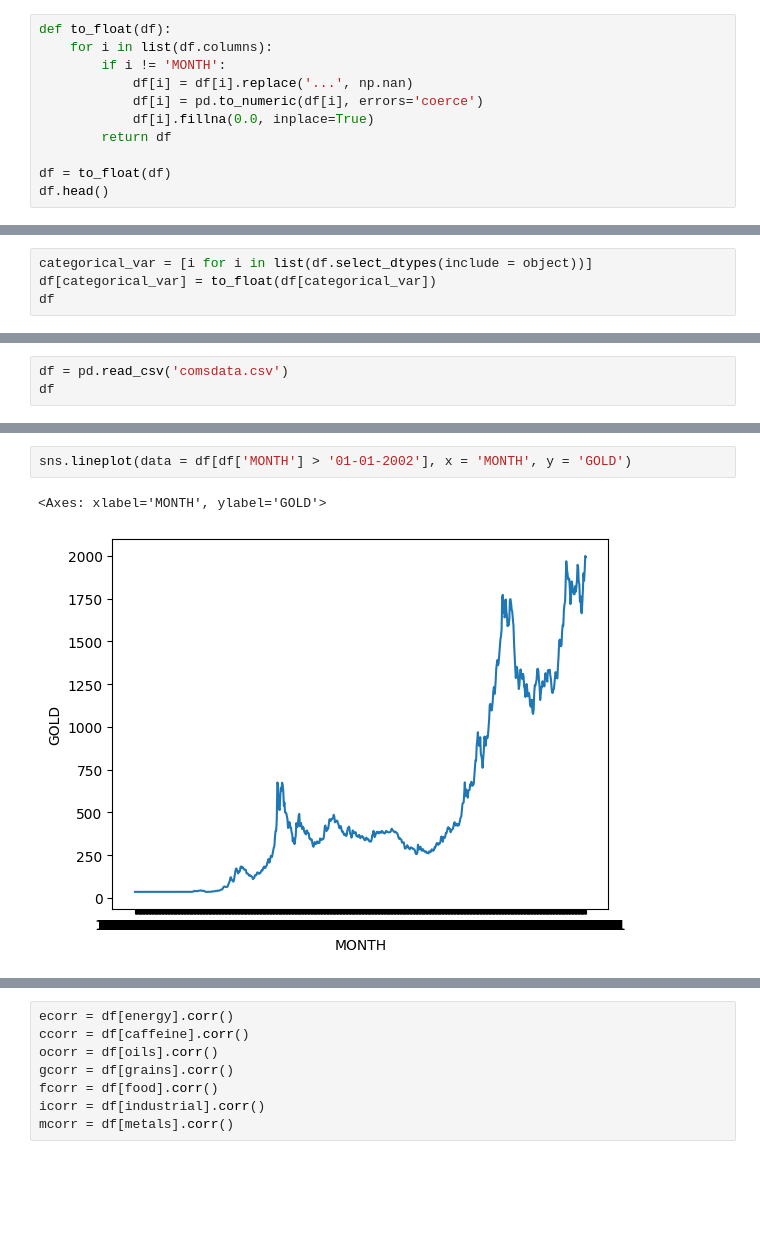
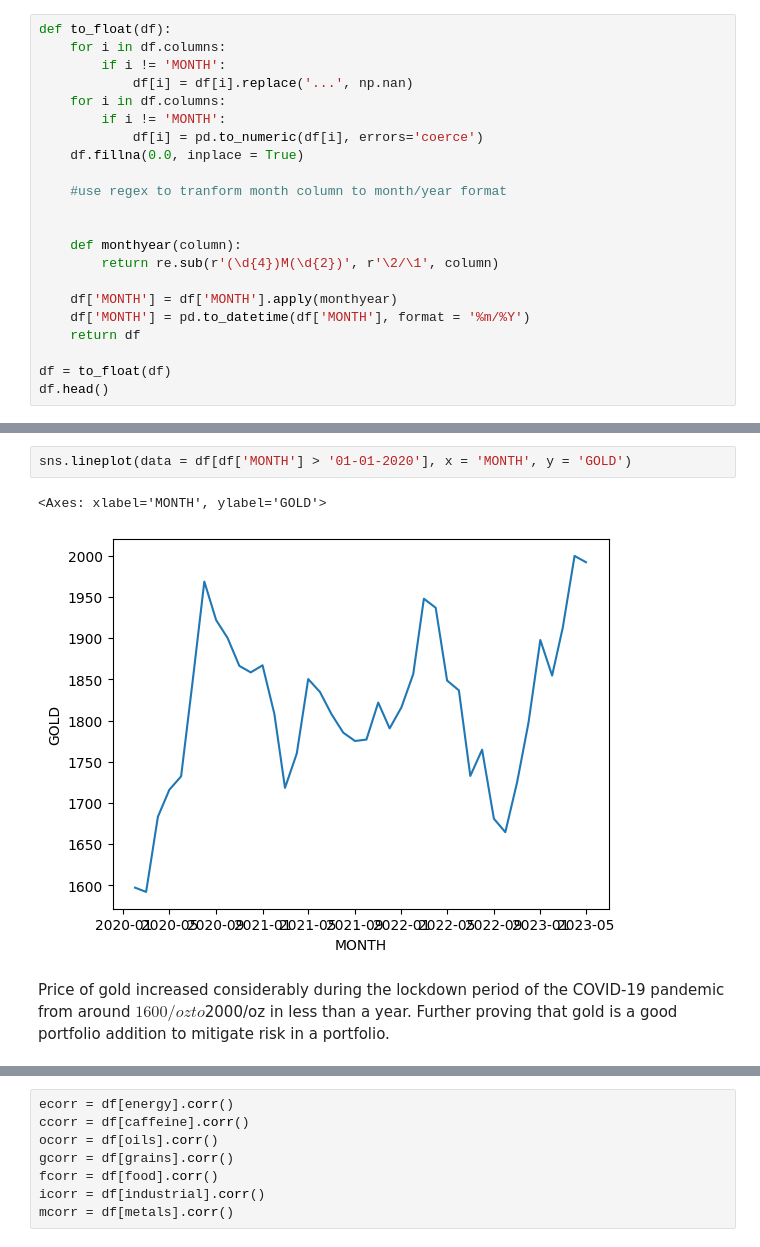
Before and after one commit to benbesthof/GoldenModel, a Jupyter notebook: COMSEDA.ipynb, the cells around one changed output, grey strips where cells are left out. Cells and saved outputs as stored; diff of their text form; blank space fills up the shorter version.

```diff
--- a/COMSEDA.ipynb
+++ b/COMSEDA.ipynb
@@ -26,11 +75,22 @@ df.info()
 # %%
 def to_float(df):
-    for i in list(df.columns):
+    for i in df.columns:
         if i != 'MONTH':
             df[i] = df[i].replace('...', np.nan)
+    for i in df.columns:
+        if i != 'MONTH':
             df[i] = pd.to_numeric(df[i], errors='coerce')
-            df[i].fillna(0.0, inplace=True)
-        return df
+    df.fillna(0.0, inplace = True)
+
+    #use regex to tranform month column to month/year format
+
+
+    def monthyear(column):
+        return re.sub(r'(\d{4})M(\d{2})', r'\2/\1', column)
+
+    df['MONTH'] = df['MONTH'].apply(monthyear)
+    df['MONTH'] = pd.to_datetime(df['MONTH'], format = '%m/%Y')
+    return df
 
 df = to_float(df)
 df.head()
@@ -37,4 +104,0 @@ df.head()
-# %%
-categorical_var = [i for i in list(df.select_dtypes(include = object))]
-df[categorical_var] = to_float(df[categorical_var])
-df
@@ -97,3 +124,0 @@ df.to_csv('comsdata.csv')
-# %%
-df = pd.read_csv('comsdata.csv')
-df
@@ -122,6 +139,8 @@ sns.lineplot(data = df, x = 'MONTH', y = 'GOLD')
 # %%
-sns.lineplot(data = df[df['MONTH'] > '01-01-2002'], x = 'MONTH', y = 'GOLD')
+sns.lineplot(data = df[df['MONTH'] > '01-01-2020'], x = 'MONTH', y = 'GOLD')
 # %% [output]
 <Axes: xlabel='MONTH', ylabel='GOLD'>
-[figure, old version]
+[figure, new version]
+# %% [markdown]
+Price of gold increased considerably during the lockdown period of the COVID-19 pandemic from around $1600/oz to $2000/oz in less than a year. Further proving that gold is a good portfolio addition to mitigate risk in a portfolio.
 # %%
```
Also changed, not shown: parts of 33 cells of this notebook, 1 other file.
